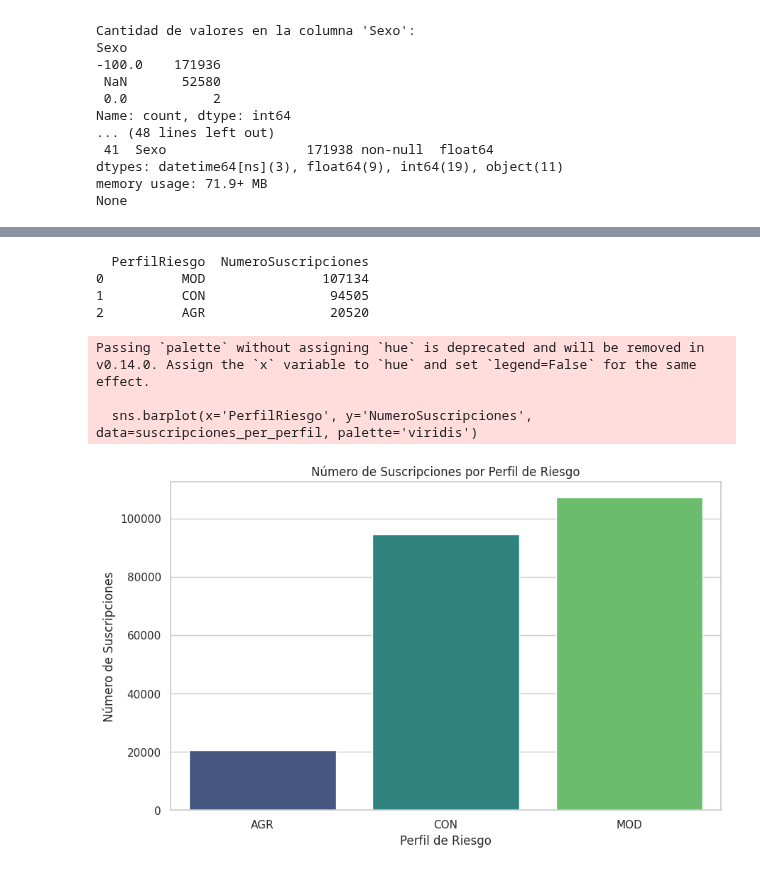
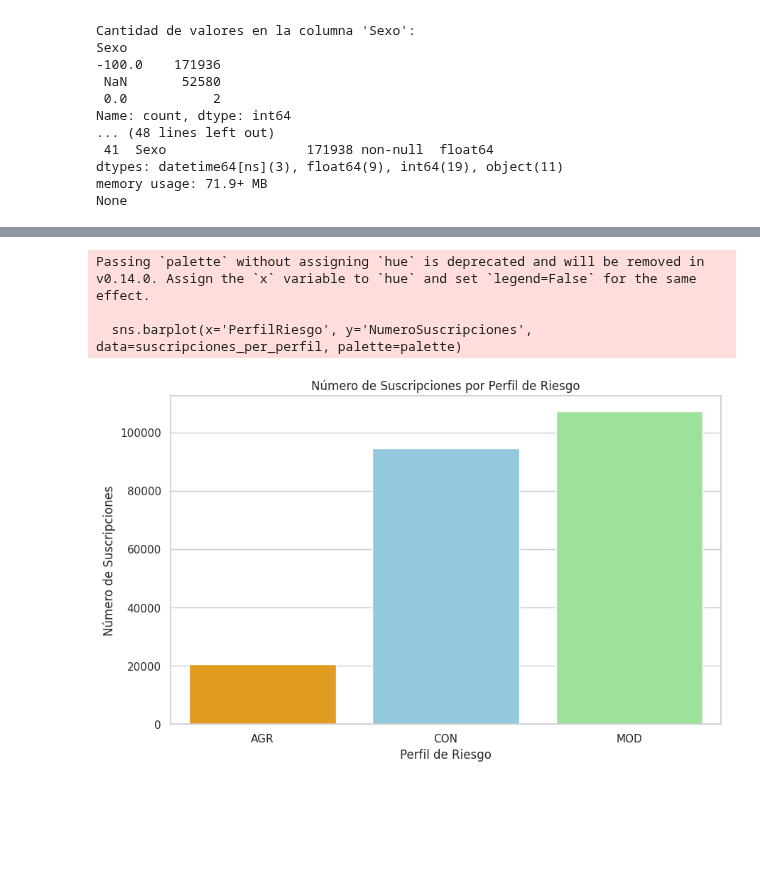
Before and after one commit to ndeleonardis/DataSetNoeliaDeLeonardis, a Jupyter notebook: entregable_datasciense_3_noelia_de_leonardis.ipynb, the cells around one changed output, grey strips where cells are left out. Drawn from its saved outputs; the diff is of its cells as text; code cells hidden in the pictures; blank space fills up the shorter version.

```diff
--- a/entregable_datasciense_3_noelia_de_leonardis.ipynb
+++ b/entregable_datasciense_3_noelia_de_leonardis.ipynb
@@ -270,28 +270,27 @@ display(descripcion)
 # %%
 # Contar el número de suscripciones por perfil de riesgo
 suscripciones_per_perfil = df['CodTpPerfilRiesgoCpt'].value_counts().reset_index()
 suscripciones_per_perfil.columns = ['PerfilRiesgo', 'NumeroSuscripciones']
 
-# Verificar las estadísticas
-print(suscripciones_per_perfil)
-
+# Definir una paleta de colores personalizada
+palette = {
+    'CON': 'skyblue',
+    'AGR': 'orange',
+    'MOD': 'lightgreen'
+}
 
 # Configurar el estilo del gráfico
 sns.set(style="whitegrid")
 
-# Crear el gráfico de barras
+# Crear el gráfico de barras con colores personalizados
 plt.figure(figsize=(10, 6))
-sns.barplot(x='PerfilRiesgo', y='NumeroSuscripciones', data=suscripciones_per_perfil, palette='viridis')
+sns.barplot(x='PerfilRiesgo', y='NumeroSuscripciones', data=suscripciones_per_perfil, palette=palette)
 plt.title('Número de Suscripciones por Perfil de Riesgo')
 plt.xlabel('Perfil de Riesgo')
 plt.ylabel('Número de Suscripciones')
 plt.show()
 # %% [output]
-  PerfilRiesgo  NumeroSuscripciones
-0          MOD               107134
-1          CON                94505
-2          AGR                20520
+Passing `palette` without assigning `hue` is deprecated and will be removed in v0.14.0. Assign the `x` variable to `hue` and set `legend=False` for the same effect.
+
+  sns.barplot(x='PerfilRiesgo', y='NumeroSuscripciones', data=suscripciones_per_perfil, palette=palette)
-Passing `palette` without assigning `hue` is deprecated and will be removed in v0.14.0. Assign the `x` variable to `hue` and set `legend=False` for the same effect.
-
-  sns.barplot(x='PerfilRiesgo', y='NumeroSuscripciones', data=suscripciones_per_perfil, palette='viridis')
-[figure, old version]
+[figure, new version]
```
Also changed, not shown: parts of 1 cell of this notebook.
